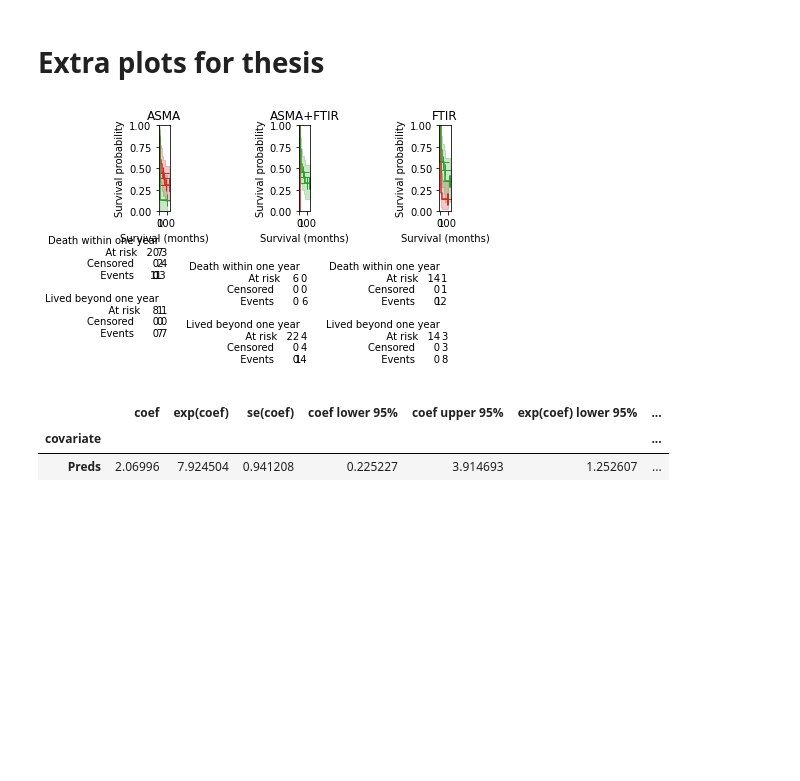
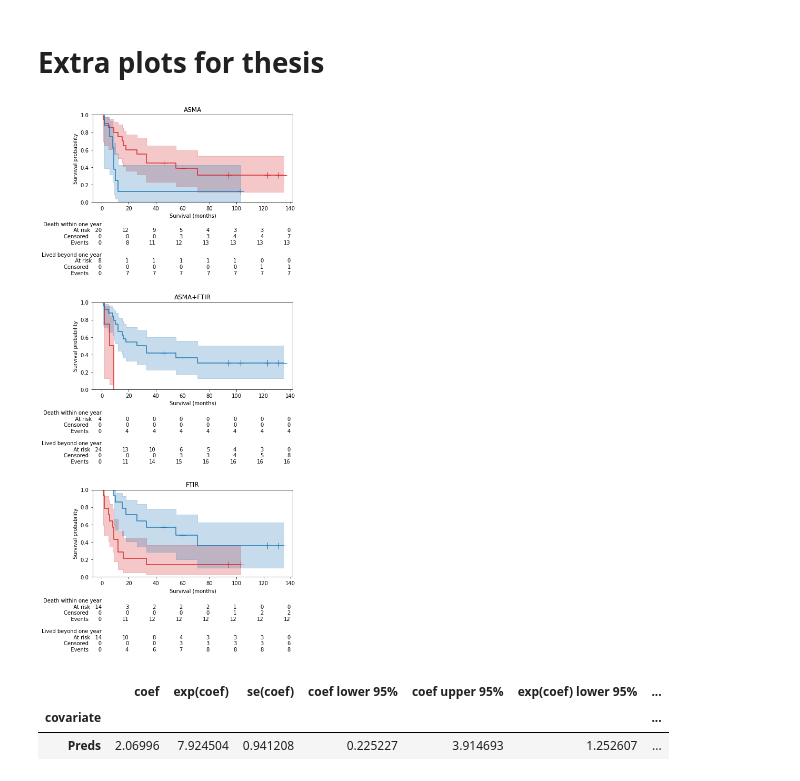
Before and after one commit to c-whitley/PHD, a Jupyter notebook: December_Prognosis/Plotting.ipynb, the cells around one changed output. Saved outputs shown, nothing was run; the diff lists cells and outputs as text; code cells hidden in the pictures; blank space fills up the shorter version.

Commit message:
Adding new plots and thesis progress

```diff
--- a/December_Prognosis/Plotting.ipynb
+++ b/December_Prognosis/Plotting.ipynb
@@ -28,7 +28,7 @@ for group in ['1yeardeath', '2year', 'Opt_Group']:
 
     #group = 'Opt_Group'
     datasets = {key: pd.read_pickle(f'./Results/best_Opt/{group}/{key}/results.pickle') for key in ['ASMA', 'ASMA_FTIR', 'FTIR']}
-    threshs = {key: blp.get_opt_thresh(dataset) for key, dataset in datasets.items()}
+    threshs = {key: blp.get_opt_prog_thresh(dataset) for key, dataset in datasets.items()}
 
     plot_data = blp.data_plot(datasets, patient=False);
     plot_data.savefig(f'/mnt/c/Users/conor/Git_Projects/PHD/December_Prognosis/Paper_Plots/Spectra/Curves/{group}_roc_pr_curves.pdf', bbox_inches='tight')
@@ -60,5 +60,5 @@ for group in ['1yeardeath', '2year', 'Opt_Group']:
 
     all_results[group] = group_results
 
-    fig.savefig(f'/mnt/c/Users/conor/Git_Projects/PHD/December_Prognosis/Paper_Plots/Surv_Curves/{group}_surv_curve.pdf', bbox_inches='tight')
+    fig.savefig(f'/mnt/c/Users/conor/Git_Projects/PHD/December_Prognosis/Paper_Plots/Spectra/Surv_Curves/{group}_surv_curve.pdf', bbox_inches='tight')
 # %% [output]
@@ -334,21 +355,22 @@ cox_table
 cox_table = pd.concat({key: group_results[key]['Cox'].summary.round(3) for key in ['ASMA', 'ASMA_FTIR', 'FTIR']}).reset_index(level=1, drop=True)
 cox_table.to_excel(f'/mnt/c/Users/conor/Git_Projects/PHD/December_Prognosis/Paper_Plots/Patient/Surf/{group}_stats.xlsx')
 # %%
-fig, axes = plt.subplots(ncols=3)
+fig, axes = plt.subplots(nrows=3, figsize=(7,15))
+#fig.subplots_adjust(hspace=5)
 
 for ax, (key, dataset) in zip(axes.flatten(), datasets.items()):
 
     dataset.index = dataset.index.set_names('Split',level=0)
 
     ax.set_title(key.replace('_','+'))
     ax.set_ylim(0,1)
     results = blp.lifelines_plots(dataset, patient=True, thresh=threshs[key], ax=ax, add_risk=True)
 
     group_results[key] = results
 
 plt.show()
 # %% [output]
-[figure, old version]
+[figure, new version]
 # %%
 all_results['Opt_Group']['ASMA_FTIR']['Cox'].summary
 # %% [output]
```
Also changed, not shown: parts of 3 cells of this notebook, 24 other files.
